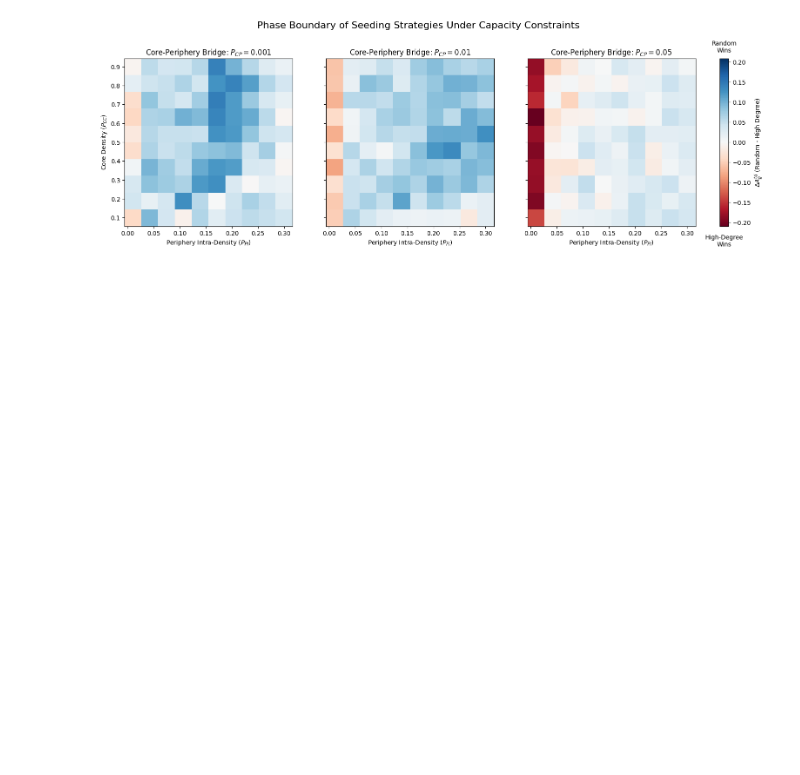
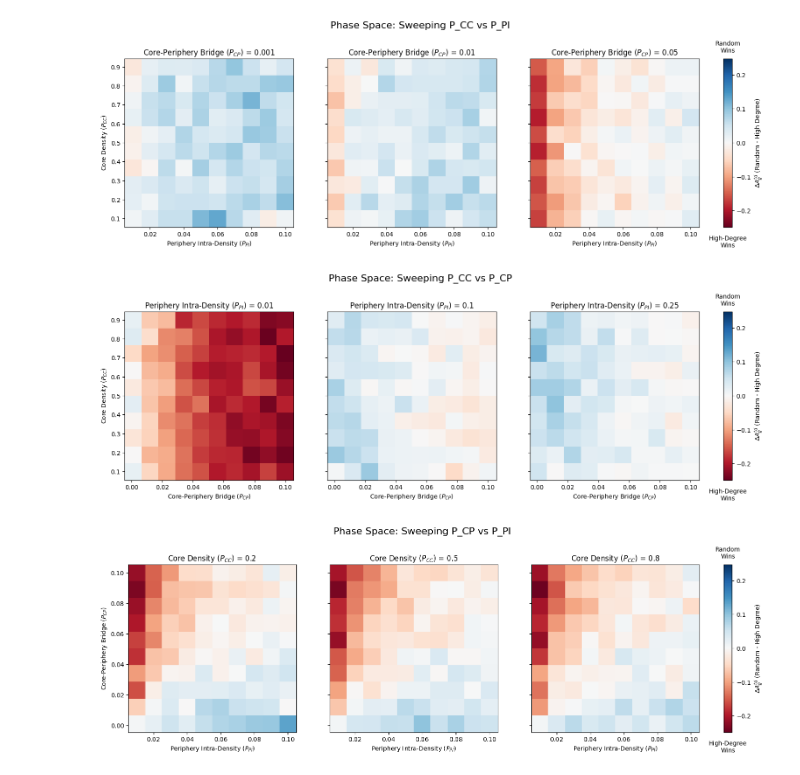
Before and after one commit to ThomasBlalock/Optimal-Seeding-in-Simplicial-Contagion-Models, a Jupyter notebook: experiments/core_periph.ipynb, the cells around one changed output. Saved outputs shown, nothing was run; the diff lists cells and outputs as text; code cells hidden in the pictures; blank space fills up the shorter version.

```diff
--- a/experiments/core_periph.ipynb
+++ b/experiments/core_periph.ipynb
@@ -39,6 +54,5 @@ P_PI_SWEEP = np.linspace(0.01, 0.3, GRID_RESOLUTION)
 # %%
 def make_quotas_and_seeds(N_topo, C=C, seed_frac_divisor=5):
-    """Distributes demand evenly with no slack (sum(quotas) == N_topo)."""
     base = N_topo // C
     rem = N_topo - base * C
     quotas = [base + 1] * rem + [base] * (C - rem)
@@ -46,10 +60,6 @@ def make_quotas_and_seeds(N_topo, C=C, seed_frac_divisor=5):
     return quotas, seeds
 
 def make_core_periphery_kwargs(p_cc, p_pi, p_cp, N=N, core_size=CORE_SIZE):
-    """
-    Generates the SBM block matrix and triangle probabilities for a single core
-    and multiple peripheral communities.
-    """
     periph_K = 9
     periph_size = (N - core_size) // periph_K
     sizes = [core_size] + [periph_size] * periph_K
@@ -63,10 +73,9 @@ def make_core_periphery_kwargs(p_cc, p_pi, p_cp, N=N, core_size=CORE_SIZE):
         P[i, 0] = p_cp
         P[i, i] = p_pi
         for j in range(i + 1, K):
-            P[i, j] = 0.001  # Keep inter-periphery links baseline sparse
+            P[i, j] = 0.001
             P[j, i] = 0.001
 
-    # Triangle probability heuristic based on edge density
     T = np.zeros(K)
     T[0] = p_cc * 0.25
     T[1:] = p_pi * 0.25
@@ -78,7 +87,6 @@ def make_core_periphery_kwargs(p_cc, p_pi, p_cp, N=N, core_size=CORE_SIZE):
     }
 
 def evaluate_strategy(strat_cls, topo_links, topo_triangles, quotas, seeds):
-    """Runs a single trial for a given strategy and topology."""
     seeder = strat_cls(
         N=N, num_seeds_per_contagion=seeds,
         links=topo_links, triangles=topo_triangles,
@@ -156,35 +179,39 @@ KeyboardInterrupt:
 # %%
-# Determine color scale limits to keep the colormap centered at 0
-max_abs_val = np.max(np.abs(heatmap_results))
-if max_abs_val == 0:
-    max_abs_val = 0.1 # Fallback to avoid zero-division in plots
+# Find global max absolute value across all experiments to standardize color scales
+global_max_abs = max([np.max(np.abs(tensor)) for tensor in all_results.values()])
+if global_max_abs == 0:
+    global_max_abs = 0.1
 
-fig, axes = plt.subplots(1, 3, figsize=(18, 5), sharey=True)
+for fixed_var, y_var, x_var in EXPERIMENTS:
+    tensor = all_results[f"fixed_{fixed_var}"]
+    fixed_vals = DISCRETE[fixed_var]
 
-X, Y = np.meshgrid(P_PI_SWEEP, P_CC_SWEEP)
+    fig, axes = plt.subplots(1, 3, figsize=(18, 5), sharey=True)
+    X_mesh, Y_mesh = np.meshgrid(SWEEPS[x_var], SWEEPS[y_var])
 
-for i, ax in enumerate(axes):
-    p_cp = P_CP_VALUES[i]
-    Z = heatmap_results[i]
+    for i, ax in enumerate(axes):
+        val = fixed_vals[i]
+        Z = tensor[i]
 
-    # Use RdBu_r: Red = High-Degree wins (negative), Blue = Random wins (positive)
-    mesh = ax.pcolormesh(X, Y, Z, cmap='RdBu', vmin=-max_abs_val, vmax=max_abs_val, shading='nearest')
+        mesh = ax.pcolormesh(X_mesh, Y_mesh, Z, cmap='RdBu',
+                             vmin=-global_max_abs, vmax=global_max_abs, shading='nearest')
 
-    ax.set_title(f"Core-Periphery Bridge: $P_{{CP}} = {p_cp}$")
-    ax.set_xlabel("Periphery Intra-Density ($P_{PI}$)")
+        ax.set_title(f"{LABELS[fixed_var]} = {val}")
+        ax.set_xlabel(LABELS[x_var])
 
-    if i == 0:
-        ax.set_ylabel("Core Density ($P_{CC}$)")
+        if i == 0:
+            ax.set_ylabel(LABELS[y_var])
 
-# Add a single colorbar for the whole figure
-cbar = fig.colorbar(mesh, ax=axes.ravel().tolist(), fraction=0.02, pad=0.04)
-cbar.set_label(r"$\Delta A_g^{td}$ (Random - High Degree)")
-cbar.ax.set_title("Random\nWins", fontsize=10, pad=10)
-cbar.ax.text(0.5, -0.05, "High-Degree\nWins", transform=cbar.ax.transAxes,
-             ha='center', va='top', fontsize=10)
+    cbar = fig.colorbar(mesh, ax=axes.ravel().tolist(), fraction=0.02, pad=0.04)
+    cbar.set_label(r"$\Delta A_g^{td}$ (Random - High Degree)")
+    cbar.ax.set_title("Random\nWins", fontsize=10, pad=10)
+    cbar.ax.text(0.5, -0.05, "High-Degree\nWins", transform=cbar.ax.transAxes,
+                 ha='center', va='top', fontsize=10)
 
-fig.suptitle("Phase Boundary of Seeding Strategies Under Capacity Constraints", fontsize=16, y=1.05)
-fig.savefig("../figures/cic3_core_periphery_sweep.png", dpi=200, bbox_inches="tight")
-plt.show()
+    fig.suptitle(f"Phase Space: Sweeping {y_var} vs {x_var}", fontsize=16, y=1.05)
+    fig.savefig(f"../figures/cic3_sweep_fixed_{fixed_var}.png", dpi=200, bbox_inches="tight")
+    plt.show()
 # %% [output]
-[figure, old version]
+[figure, new version]
+[figure, added]
+[figure, added]
```
Also changed, not shown: parts of 2 cells of this notebook, 8 other files.
